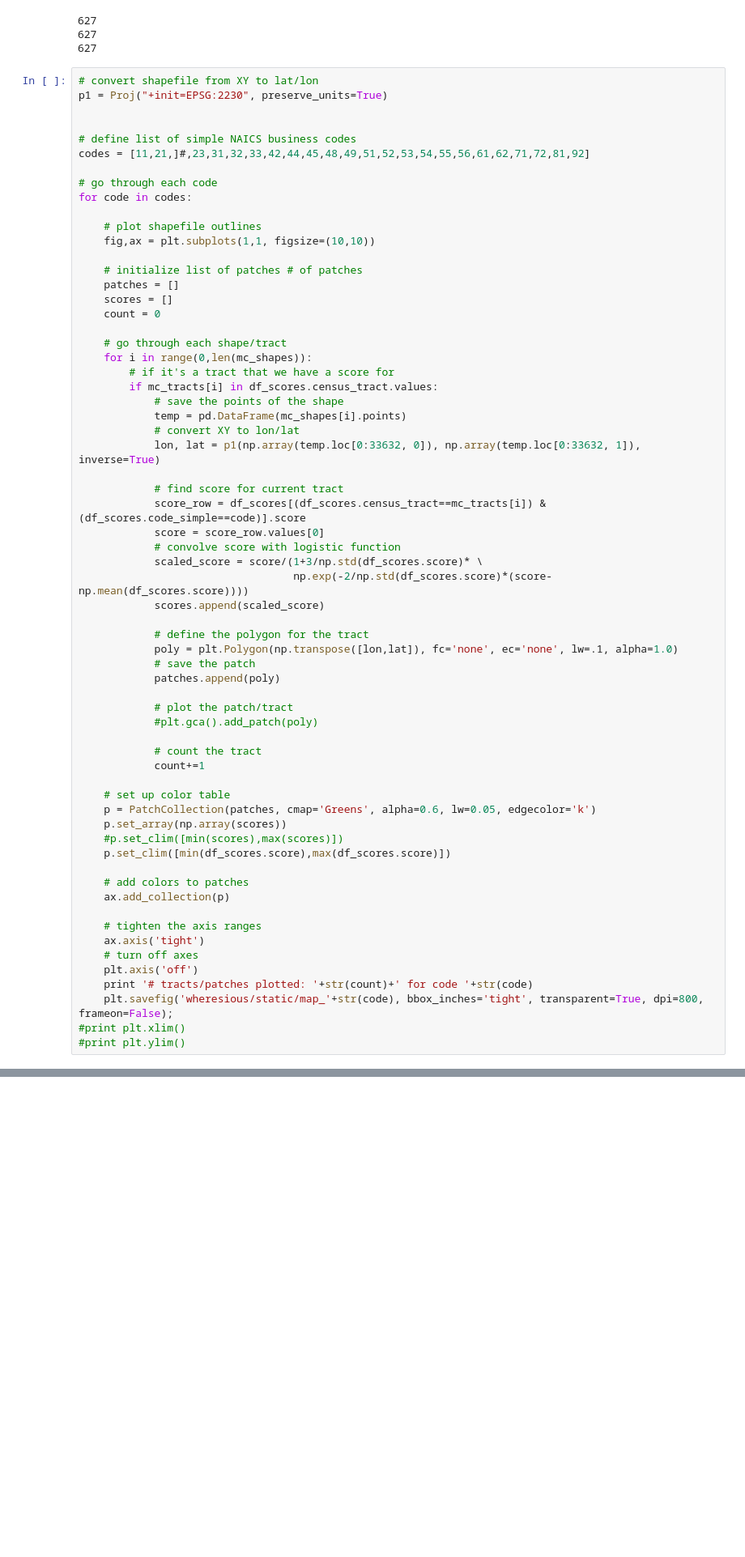
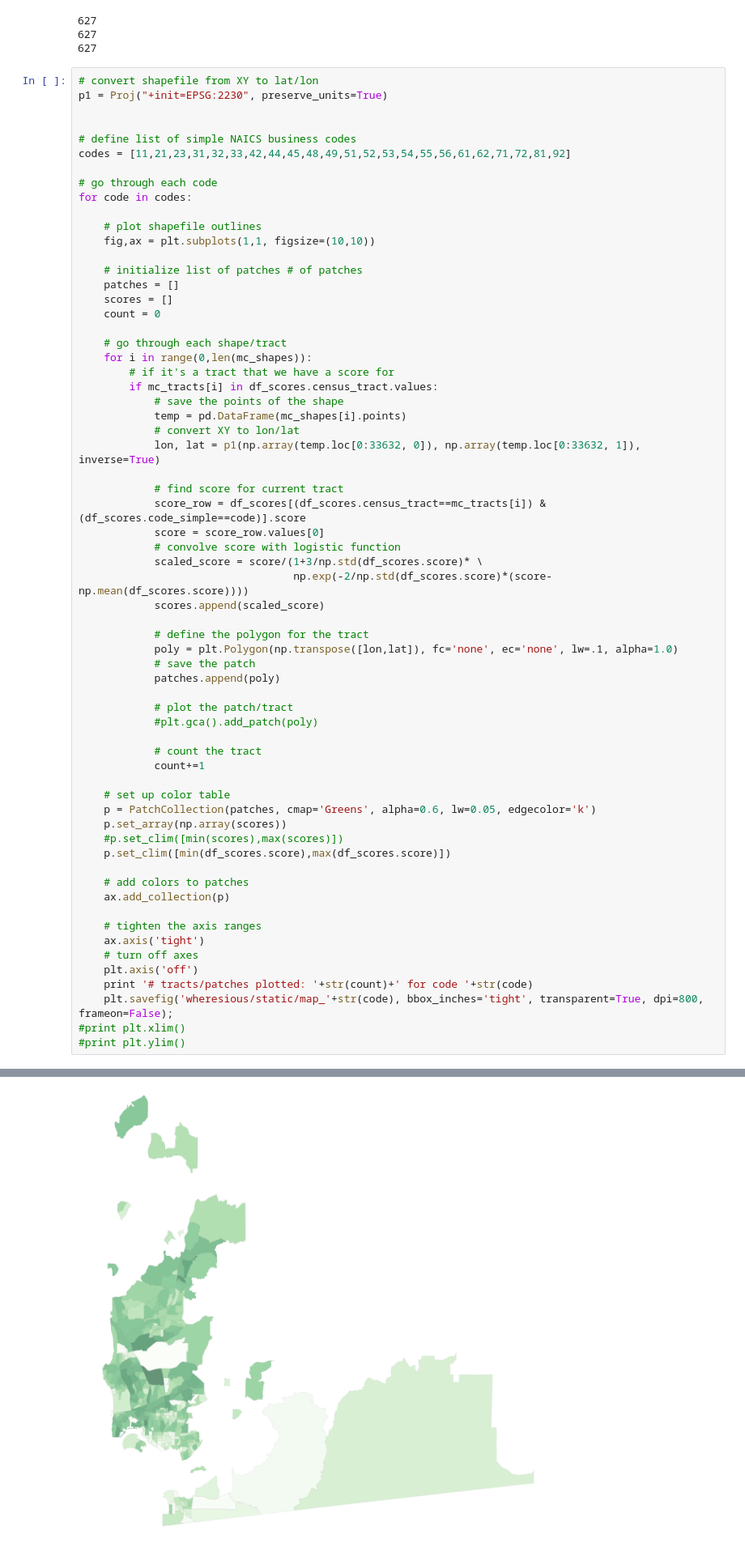
Before and after one commit to jmsilverman/insight_project, a Jupyter notebook: heatmap.ipynb, the cells around one changed output, grey strips where cells are left out. Shown at 81% size. Drawn from its saved outputs; the diff is of its cells as text; blank space fills up the shorter version.

Commit message:
tried learning curves and made new maps

```diff
--- a/heatmap.ipynb
+++ b/heatmap.ipynb
@@ -73,7 +73,7 @@ p1 = Proj("+init=EPSG:2230", preserve_units=True)
 
 
 # define list of simple NAICS business codes
-codes = [11,21,]#,23,31,32,33,42,44,45,48,49,51,52,53,54,55,56,61,62,71,72,81,92]
+codes = [11,21,23,31,32,33,42,44,45,48,49,51,52,53,54,55,56,61,62,71,72,81,92]
 
 # go through each code
 for code in codes:
@@ -138,3 +158,4 @@ for code in codes:
 [figure]
 [figure]
 [figure]
+[figure, added]
```
Also changed, not shown: parts of 1 cell of this notebook, 33 other files.
